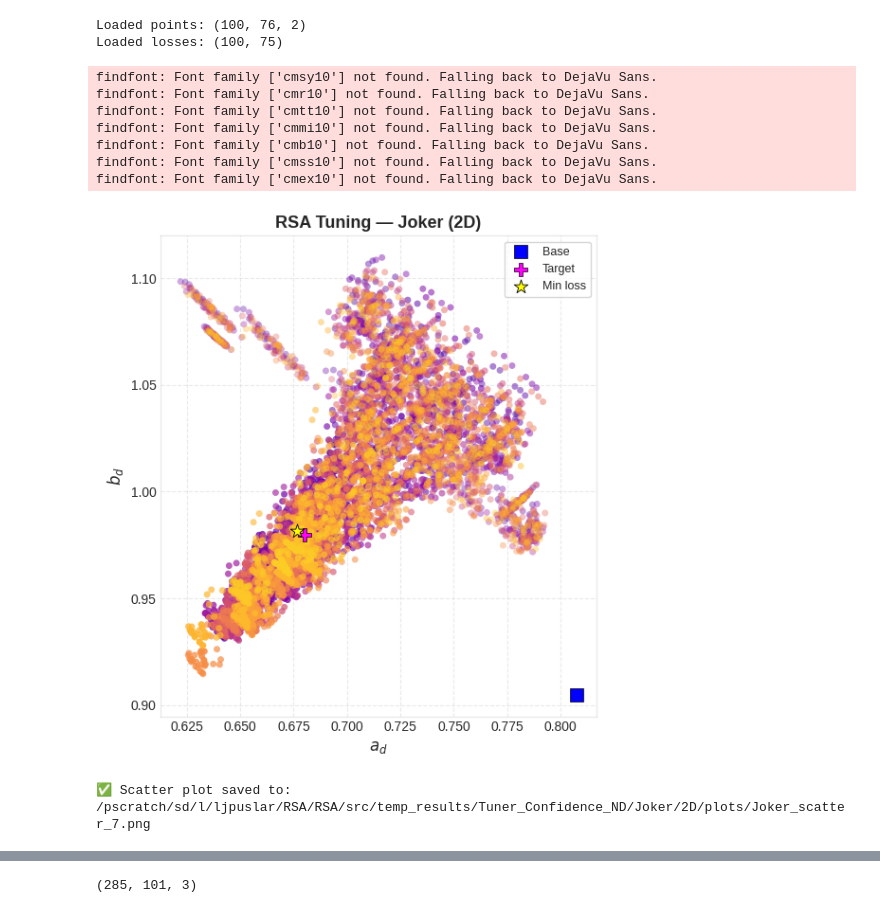
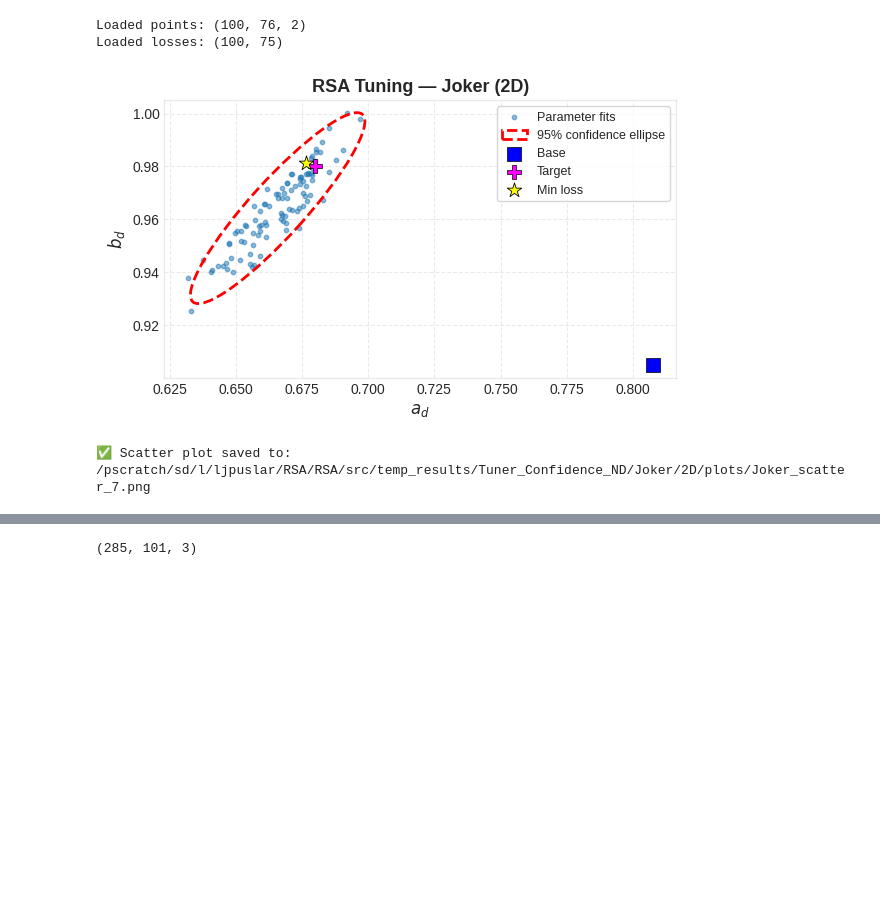
Before and after one commit to tonymenzo/RSA, a Jupyter notebook: src/RSA_nD_tuner_confidence_plot_Joker.ipynb, the cells around one changed output, grey strips where cells are left out. Cells and saved outputs as stored; diff of their text form; code cells hidden in the pictures; blank space fills up the shorter version.

```diff
--- a/src/RSA_nD_tuner_confidence_plot_Joker.ipynb
+++ b/src/RSA_nD_tuner_confidence_plot_Joker.ipynb
@@ -191,6 +222,8 @@ Loaded losses: (100, 75)
 import os
 import numpy as np
 import matplotlib.pyplot as plt
+from scipy.stats import chi2
+from matplotlib.patches import Ellipse
 
 # =========================
 # 1️⃣ Configuration
@@ -247,19 +280,51 @@ fig, ax = plt.subplots(figsize=(6, 6))
 colors = plt.cm.plasma(np.linspace(0.1, 0.9, n_traj))
 
 # ---- Scatter trajectories ----
+xs, ys = [], []
 for i in range(n_traj):
-    x, y = points[i, :, 0], points[i, :, 1]
+    x, y = points[i, -1, 0], points[i, -1, 1]
+    # print(len(x))
     # Alpha fades slightly with step
-    alphas = np.linspace(0.3, 0.9, len(x))
-    ax.scatter(
-        x, y,
-        s=config['size'],
-        c=[colors[i]] * len(x),
-        alpha=alphas,
-        edgecolors='none',
-        marker=config['marker'],
-        zorder=1
-    )
+    # alphas = np.linspace(0.3, 0.9, len(x))
+    # ax.scatter(
+    #     x, y,
+    #     s=config['size'],
+    #     c='blue',
+    #     alpha=0.5,
+    #     edgecolors='none',
+    #     marker=config['marker'],
+    #     zorder=1
+    # )
+    xs.append(x)
+    ys.append(y)
+
+# Confidence ellipse:
+data = np.vstack((xs, ys))
+
+# Covariance and mean
+cov = np.cov(data)
+mean = np.mean(data, axis=1)
+
+# Eigenvalues and eigenvectors
+vals, vecs = np.linalg.eigh(cov)
+
+# Sort by largest eigenvalue
+order = vals.argsort()[::-1]
+vals, vecs = vals[order], vecs[:, order]
+
+# 95% confidence level
+chi2_val = chi2.ppf(0.95, df=2)
+width, height = 2 * np.sqrt(vals * chi2_val)  # full lengths
+angle = np.degrees(np.arctan2(*vecs[:,0][::-1]))
+
+# Plot
+# fig, ax = plt.subplots()
+ax.scatter(xs, ys, s=10, alpha=0.5, label='Parameter fits')
+ellipse = Ellipse(xy=mean, width=width, height=height, angle=angle,
+                  edgecolor='red', facecolor='none',linestyle='--', lw=2, label='95% confidence ellipse')
+ax.add_patch(ellipse)
+
+ax.set_aspect('equal')
 
 # ---- Key points ----
 bx, by = config.get('base_point', (None, None))
@@ -276,39 +341,32 @@ ax.scatter(min_point[0], min_point[1], c='yellow', s=120, marker='*',
            edgecolors='k', linewidths=0.6, label='Min loss', zorder=5)
 
 # ---- Formatting ----
 ax.set_title(config['title'], fontsize=13, weight='bold')
 ax.set_xlabel(config['xlabel'], fontsize=12)
 ax.set_ylabel(config['ylabel'], fontsize=12)
 ax.legend(frameon=True, loc='best', fontsize=9)
 ax.set_aspect('equal', adjustable='box')
 
 # Aesthetic tweaks
 ax.tick_params(axis='both', which='major', labelsize=10)
 ax.grid(True, linestyle='--', alpha=0.4)
 for spine in ax.spines.values():
     spine.set_alpha(0.4)
 
 plt.tight_layout()
 
 # =========================
 # 4️⃣ Save & show
 # =========================
 out_dir = os.path.join(data_folder, 'plots')
 os.makedirs(out_dir, exist_ok=True)
 out_path = os.path.join(out_dir, f'{observable}_scatter_{run_nm}.png')
 plt.savefig(out_path, dpi=300, bbox_inches='tight', transparent=True)
 plt.show()
 
 print(f"✅ Scatter plot saved to: {out_path}")
 # %% [output]
 Loaded points: (100, 76, 2)
 Loaded losses: (100, 75)
+[figure, new version]
-findfont: Font family ['cmsy10'] not found. Falling back to DejaVu Sans.
-findfont: Font family ['cmr10'] not found. Falling back to DejaVu Sans.
-findfont: Font family ['cmtt10'] not found. Falling back to DejaVu Sans.
-findfont: Font family ['cmmi10'] not found. Falling back to DejaVu Sans.
-findfont: Font family ['cmb10'] not found. Falling back to DejaVu Sans.
-findfont: Font family ['cmss10'] not found. Falling back to DejaVu Sans.
-findfont: Font family ['cmex10'] not found. Falling back to DejaVu Sans.
+✅ Scatter plot saved to: /pscratch/sd/l/ljpuslar/RSA/RSA/src/temp_results/Tuner_Confidence_ND/Joker/2D/plots/Joker_scatter_7.png
-[figure, old version]
-✅ Scatter plot saved to: /pscratch/sd/l/ljpuslar/RSA/RSA/src/temp_results/Tuner_Confidence_ND/Joker/2D/plots/Joker_scatter_7.png
```
Also changed, not shown: parts of 3 cells of this notebook, 21 other files.
